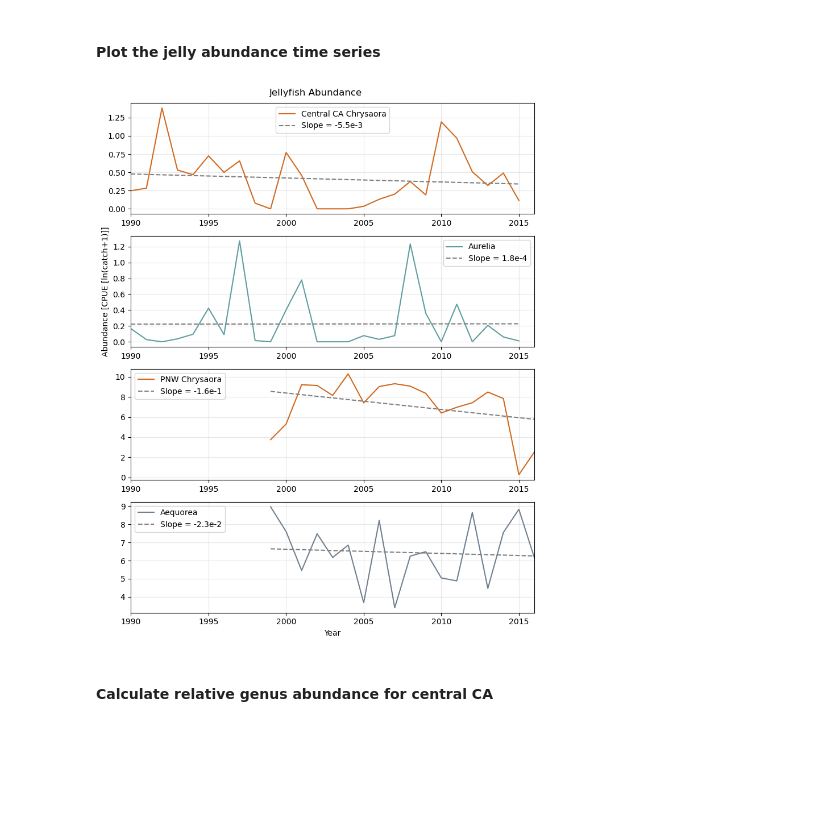
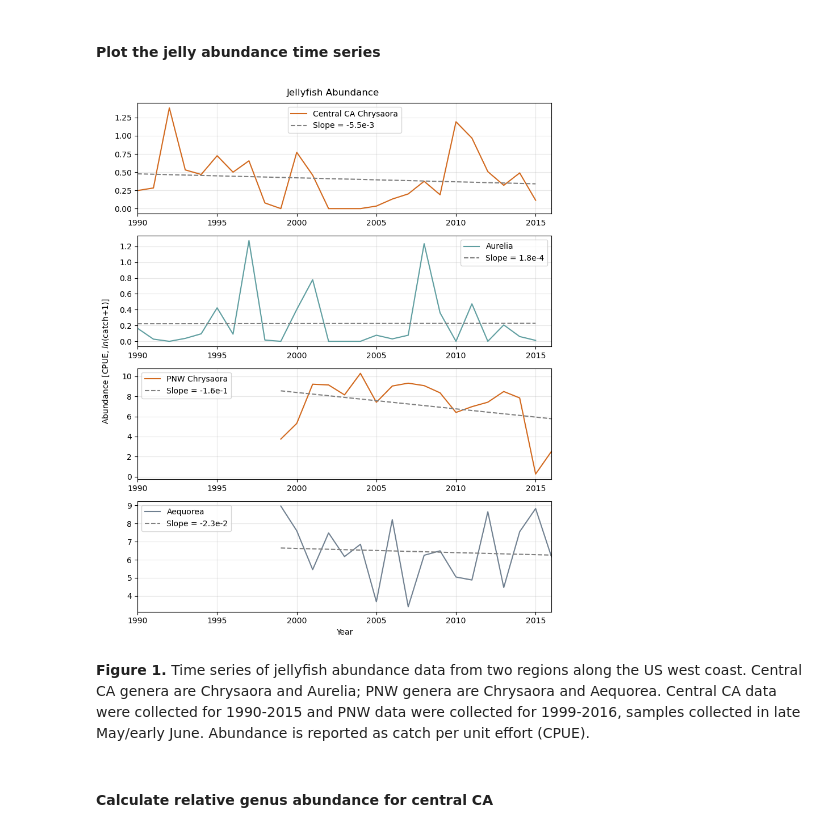
Before and after one commit to sjoh18/MS263-Final-Project, a Jupyter notebook: FinalProject.ipynb, the cells around one changed output. Cells and saved outputs as stored; diff of their text form; code cells hidden in the pictures; blank space fills up the shorter version.

```diff
--- a/FinalProject.ipynb
+++ b/FinalProject.ipynb
@@ -109,35 +111,39 @@ axes[0].set_xlim([1990, 2016])
 axes[1].plot(aurelia['year'], aurelia['abundance'], 'cadetblue', label='Aurelia')
 axes[1].plot(aurelia['year'], aurelia_bestfit, 'grey', linestyle='--', label='Slope = 1.8e-4')
 axes[1].set_xlim([1990, 2016])
 
 # pnw chrysaora
 axes[2].plot(chrysaora_pnw['year'], chrysaora_pnw['abundance'], 'chocolate', label='PNW Chrysaora')
 axes[2].plot(chrysaora_pnw['year'], chry_pnw_bestfit, 'grey', linestyle='--', label='Slope = -1.6e-1')
 axes[2].set_xlim([1990, 2016])
 
 # aequorea
 axes[3].plot(aequorea['year'], aequorea['abundance'], 'slategray', label='Aequorea')
 axes[3].plot(aequorea['year'], aequo_bestfit, 'grey', linestyle='--', label='Slope = -2.3e-2')
 axes[3].set_xlim([1990, 2016])
 
 axes[0].legend(loc='best')
 axes[1].legend(loc='best')
 axes[2].legend(loc='best')
 axes[3].legend(loc='best')
 
 axes[0].grid(alpha=0.3)
 axes[1].grid(alpha=0.3)
 axes[2].grid(alpha=0.3)
 axes[3].grid(alpha=0.3)
 
 fig.suptitle('Jellyfish Abundance')
 plt.xlabel('Year')
-axes[1].set_ylabel('Abundance [CPUE [ln(catch+1)]]')
+# axes[1].set_ylabel('Abundance [CPUE, ln(catch+1)]')
+# follwing line written with help from user wwliao on StackOverflow
+fig.text(0.001, 0.5, 'Abundance [CPUE, $ln$(catch+1)]', ha='center', va='center', rotation='vertical')
 
 plt.tight_layout()
 plt.show()
 # %% [output]
-[figure, old version]
+[figure, new version]
+# %% [markdown]
+**Figure 1.** Time series of jellyfish abundance data from two regions along the US west coast. Central CA genera are Chrysaora and Aurelia; PNW genera are Chrysaora and Aequorea. Central CA data were collected for 1990-2015 and PNW data were collected for 1999-2016, samples collected in late May/early June. Abundance is reported as catch per unit effort (CPUE).
 # %% [markdown]
 #### Calculate relative genus abundance for central CA
 # %%
```
Also changed, not shown: parts of 12 cells of this notebook.
